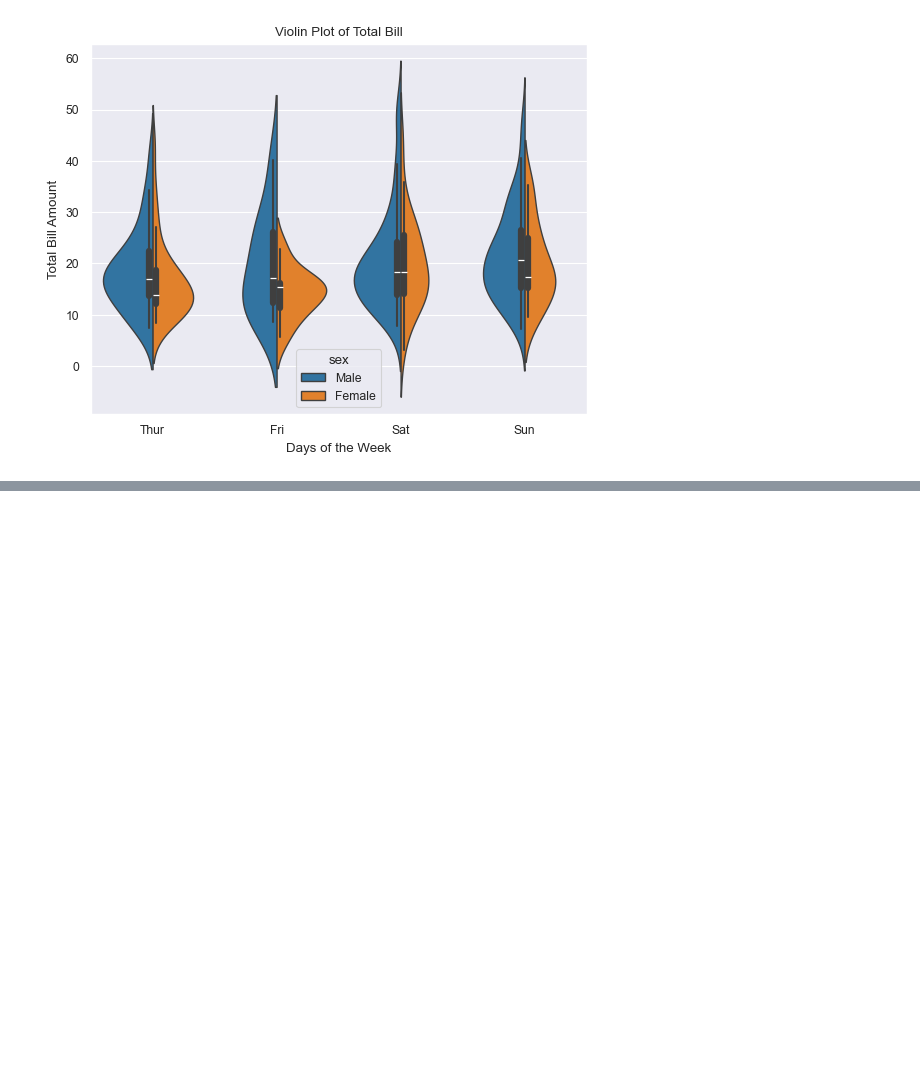
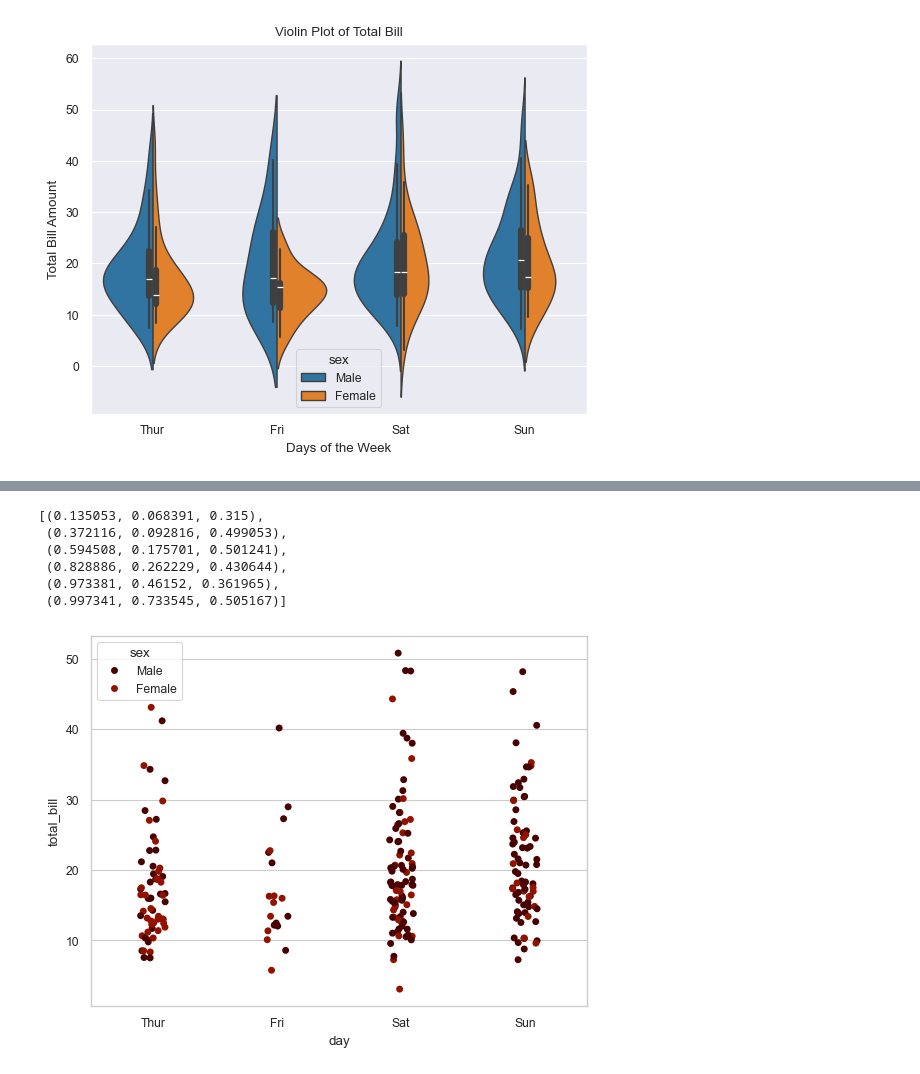
Before and after one commit to Nevin100/Data-Visualization-with-Seaborn, a Jupyter notebook: seaborn.ipynb, the cells around one changed output, grey strips where cells are left out. Drawn from its saved outputs; the diff is of its cells as text; code cells hidden in the pictures; blank space fills up the shorter version.

```diff
--- a/seaborn.ipynb
+++ b/seaborn.ipynb
@@ -175,0 +188,14 @@ Text(0, 0.5, 'Total Bill Amount')
+# %%
+# Pallettes in Seaborn : --> to customize the color scheme of the plots.
+# sns.color_palette() can be used to set the color palette for the plots
+
+sns.stripplot(x='day', y='total_bill', data=tips_df, hue='sex')
+sns.color_palette('magma')  # setting the color palette for the plots
+# %% [output]
+[(0.135053, 0.068391, 0.315),
+ (0.372116, 0.092816, 0.499053),
+ (0.594508, 0.175701, 0.501241),
+ (0.828886, 0.262229, 0.430644),
+ (0.973381, 0.46152, 0.361965),
+ (0.997341, 0.733545, 0.505167)]
+[figure, added]
```
Also changed, not shown: parts of 4 cells of this notebook.
